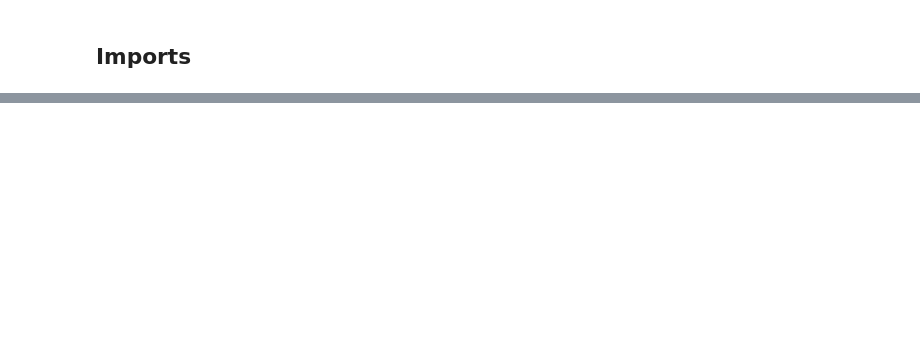
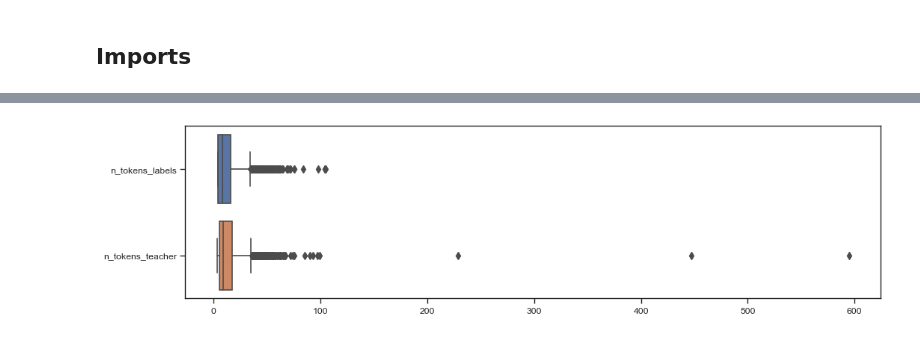
Before and after one commit to tonywu71/distilling-and-forgetting-in-large-pre-trained-models, a Jupyter notebook: notebooks/analyze_whisper_hallucinations-ts_based.ipynb, the cells around one changed output, grey strips where cells are left out. Saved outputs shown, nothing was run; the diff lists cells and outputs as text; code cells hidden in the pictures; blank space fills up the shorter version.

```diff
--- a/notebooks/analyze_whisper_hallucinations-ts_based.ipynb
+++ b/notebooks/analyze_whisper_hallucinations-ts_based.ipynb
@@ -107,0 +66,5 @@ for audio, result, ref, n_overlaps in zip(list_audio, results, references, overl
+# %%
+plt.figure(figsize=(12, 3))
+sns.boxplot(data=df[["n_tokens_labels", "n_tokens_teacher"]], orient="h");
+# %% [output]
+[figure, added]
```
Also changed, not shown: parts of 51 cells of this notebook, 15 other files.
